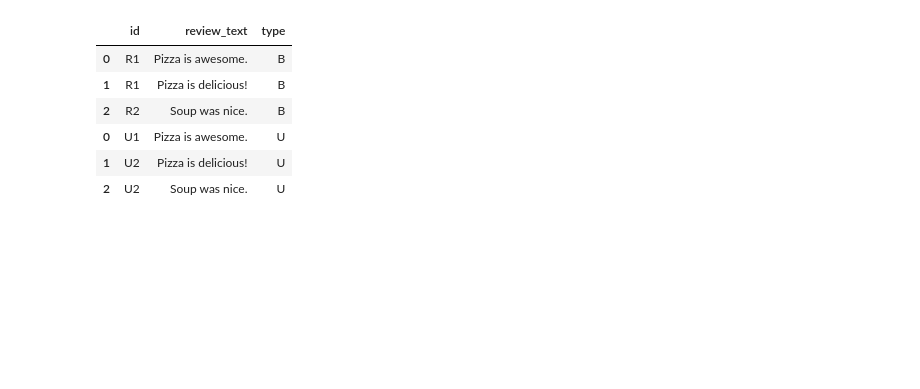
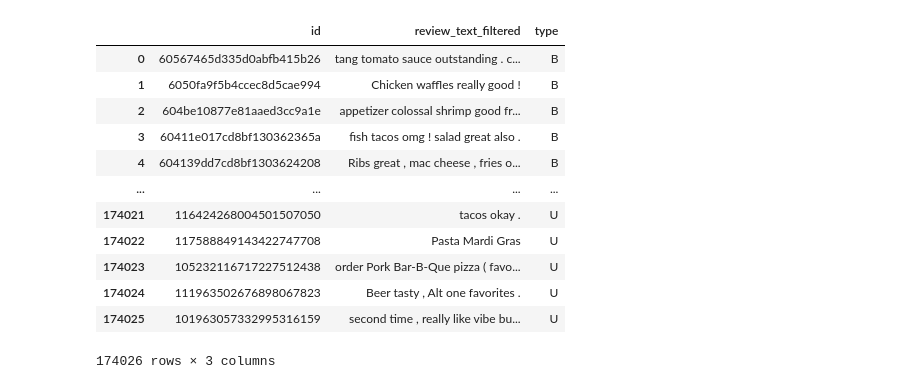
Before and after one commit to jiaxi312/text-based-recommendation-system, a Jupyter notebook: Restaurant Recommender System - Data Preprocessing.ipynb, the cells around one changed output. Saved outputs shown, nothing was run; the diff lists cells and outputs as text; code cells hidden in the pictures; blank space fills up the shorter version.

Commit message:
Tokenized reviews and removed stop words.

```diff
--- a/Restaurant Recommender System - Data Preprocessing.ipynb
+++ b/Restaurant Recommender System - Data Preprocessing.ipynb
@@ -1,36 +1,63 @@
 # %%
 import json
 import pandas as pd
+from sklearn.model_selection import train_test_split
+from sklearn.feature_extraction.text import CountVectorizer
 pd.set_option('max_colwidth', None)
 # Load data using Python JSON module
-with open('test.json','r') as f:
+with open('filter_all_t.json','r') as f:
     data = json.loads(f.read())
 # %%
-### TRAIN
 
 # Flatten data
-df_train = pd.json_normalize(data, record_path =['train'])
+df_tr = pd.json_normalize(data, record_path =['train'])
+#df_ts = pd.json_normalize(data, record_path =['test'])
+
+#df=pd.concat([df_tr,df_ts])
+
+import string
+from nltk.corpus import stopwords
+from nltk.tokenize import word_tokenize
+
+stop_words = set(stopwords.words('english'))
+
+for i, r in enumerate(df_tr['review_text']):
+    word_tokens = word_tokenize(r)
+    filtered_review=''
+    for w in word_tokens:
+        if w.lower() not in stop_words:
+            filtered_review = filtered_review+w+" "
+    df_tr.at[i, 'review_text_filtered'] = filtered_review
+
+
 
 # Create a single dataframe having user id, restaurant id and the reviews received for each separately
 
 df1=pd.DataFrame()
-df1[['id','review_text']]=df_train[['business_id','review_text']]
+df1[['id','review_text_filtered']]=df_tr[['business_id','review_text_filtered']]
 df1['type']='B'
 
 df2=pd.DataFrame()
-df2[['id','review_text']]=df_train[['user_id','review_text']]
+df2[['id','review_text_filtered']]=df_tr[['user_id','review_text_filtered']]
 df2['type']='U'
 
-df3 = pd.concat([df1, df2])
-df3
+df = pd.concat([df1, df2],ignore_index=True)
+
+df
 # %% [output]
-|  | id | review_text | type |
-| 0 | R1 | Pizza is awesome. | B |
-| 1 | R1 | Pizza is delicious! | B |
-| 2 | R2 | Soup was nice. | B |
-| 0 | U1 | Pizza is awesome. | U |
-| 1 | U2 | Pizza is delicious! | U |
-| 2 | U2 | Soup was nice. | U |
+|  | id | review_text_filtered | type |
+| 0 | 60567465d335d0abfb415b26 | tang tomato sauce outstanding . c... | B |
+| 1 | 6050fa9f5b4ccec8d5cae994 | Chicken waffles really good ! | B |
+| 2 | 604be10877e81aaed3cc9a1e | appetizer colossal shrimp good fr... | B |
+| 3 | 60411e017cd8bf130362365a | fish tacos omg ! salad great also . | B |
+| 4 | 604139dd7cd8bf1303624208 | Ribs great , mac cheese , fries o... | B |
+| ... | ... | ... | ... |
+| 174021 | 116424268004501507050 | tacos okay . | U |
+| 174022 | 117588849143422747708 | Pasta Mardi Gras | U |
+| 174023 | 105232116717227512438 | order Pork Bar-B-Que pizza ( favo... | U |
+| 174024 | 111963502676898067823 | Beer tasty , Alt one favorites . | U |
+| 174025 | 101963057332995316159 | second time , really like vibe bu... | U |
+174026 rows × 3 columns
 # %%
 # Concatenate reviews for each user id and restaurant id respectively. Thus we have a final 'data' dataframe that has all
 # reviews any user has ever written and all reviews any restaurant has ever received
```
Also changed, not shown: parts of 6 cells of this notebook.
